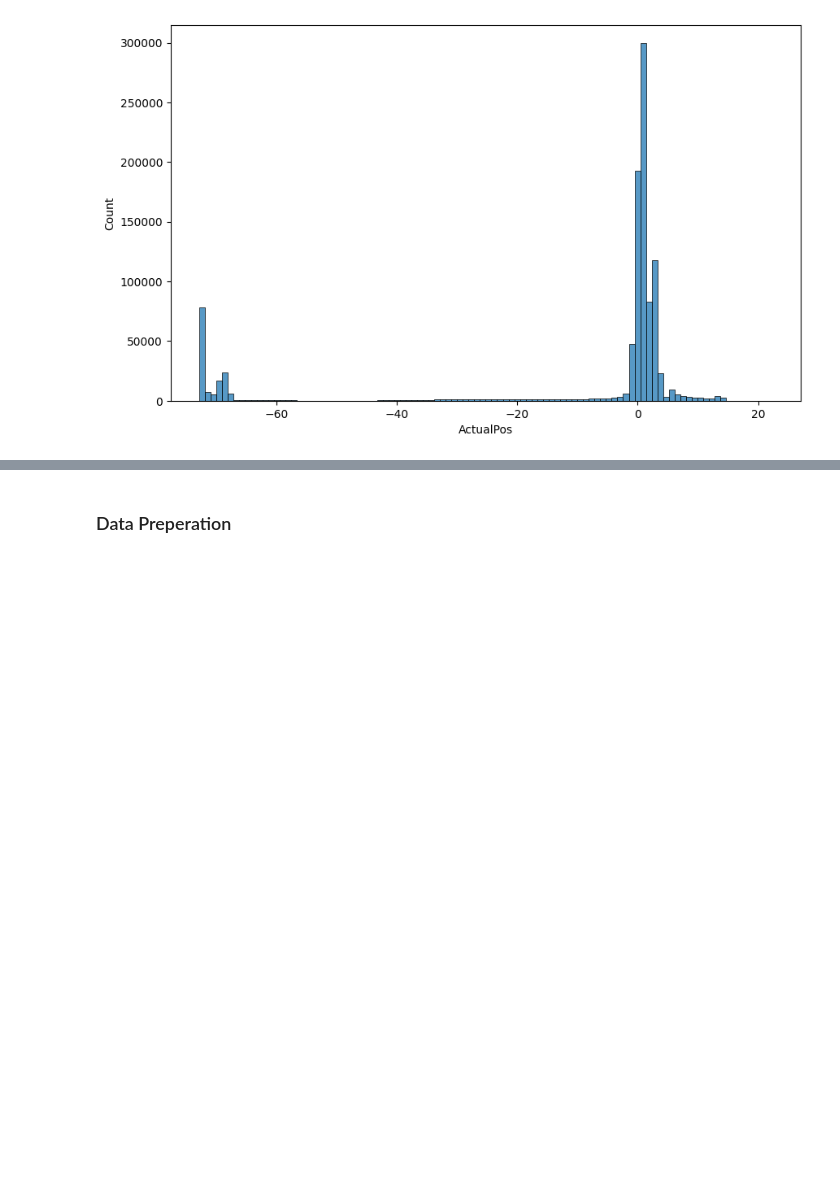
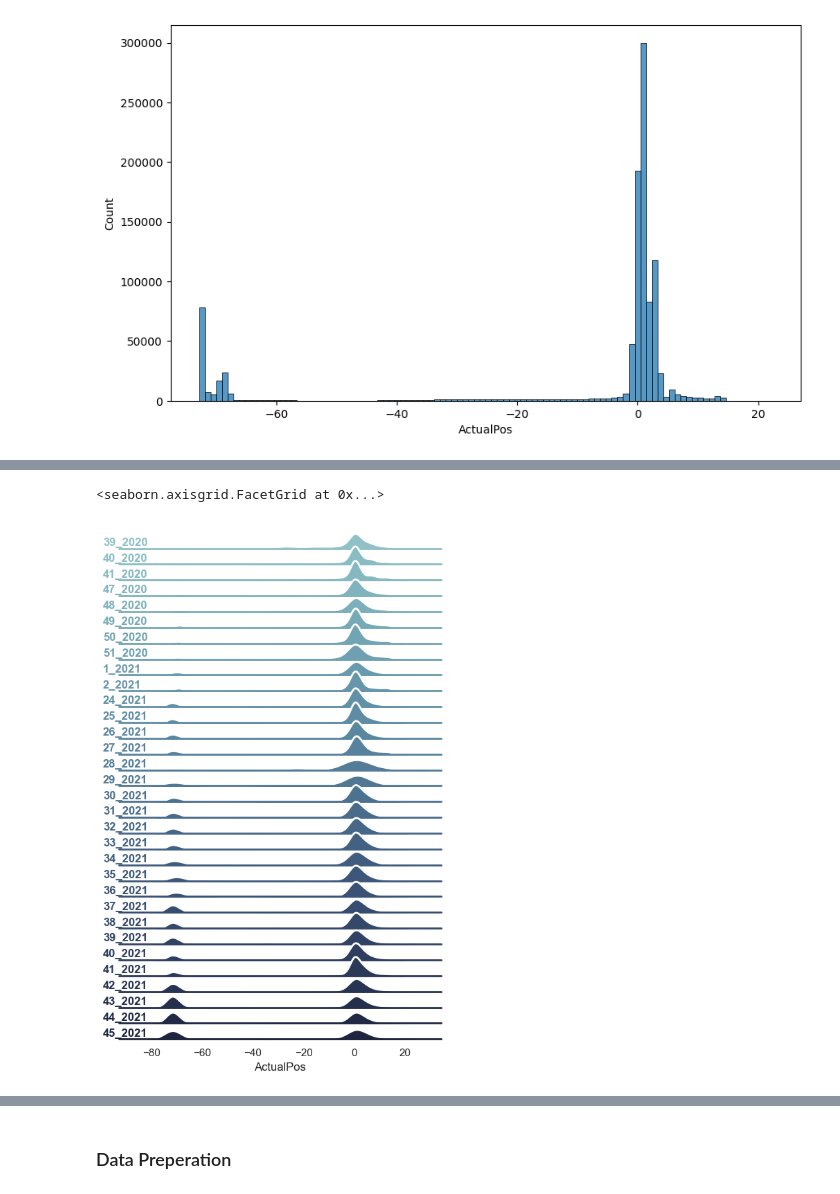
Before and after one commit to Gelva/Data-Mining, a Jupyter notebook: spark.ipynb, the cells around one changed output, grey strips where cells are left out. Cells and saved outputs as stored; diff of their text form; code cells hidden in the pictures; blank space fills up the shorter version.

Commit message:
Time dist

```diff
--- a/spark.ipynb
+++ b/spark.ipynb
@@ -162,0 +216,4 @@ sns.histplot(data=pdf_clean,x='ActualPos', bins=100)
+# %%
+pdf_clean['day']=pdf_clean.TimeStamp.map(lambda d: d.date())
+pdf_clean['week'] = pdf_clean.TimeStamp.map(lambda d: str(d.week)+"_"+str(d.year))
+pdf_clean['year'] = pdf_clean.TimeStamp.map(lambda d: d.year)
@@ -162,0 +249,37 @@ sns.histplot(data=pdf_clean,x='ActualPos', bins=100)
+# %%
+sns.set_theme(style="white", rc={"axes.facecolor": (0, 0, 0, 0)})
+# %%
+test_df = pdf_clean[pdf_clean.LaserPwr == 0]
+x_val = "ActualPos"
+
+pal = sns.cubehelix_palette(32, rot=-.25, light=.7)
+g = sns.FacetGrid(test_df, row="week", hue="week",
+                  aspect=20, height=.3, palette=pal)
+
+g.map(sns.kdeplot, x_val,
+      bw_adjust=.5, clip_on=False,
+      fill=True, alpha=1, linewidth=1.5)
+g.map(sns.kdeplot, x_val, clip_on=False, color="w", lw=2, bw_adjust=.5)
+
+# passing color=None to refline() uses the hue mapping
+g.refline(y=0, linewidth=2, linestyle="-", color=None, clip_on=False)
+
+
+def label(x, color, label):
+    ax = plt.gca()
+    ax.text(-.05, .3, label, fontweight="bold", color=color,
+            ha="left", va="center", transform=ax.transAxes)
+
+
+g.map(label, x_val)
+
+# Set the subplots to overlap
+g.figure.subplots_adjust(hspace=-.25)
+
+# Remove axes details that don't play well with overlap
+g.set_titles("")
+g.set(yticks=[], ylabel="")
+g.despine(bottom=True, left=True)
+# %% [output]
+<seaborn.axisgrid.FacetGrid at 0x...>
+[figure, added]
```
Also changed, not shown: parts of 50 cells of this notebook.
